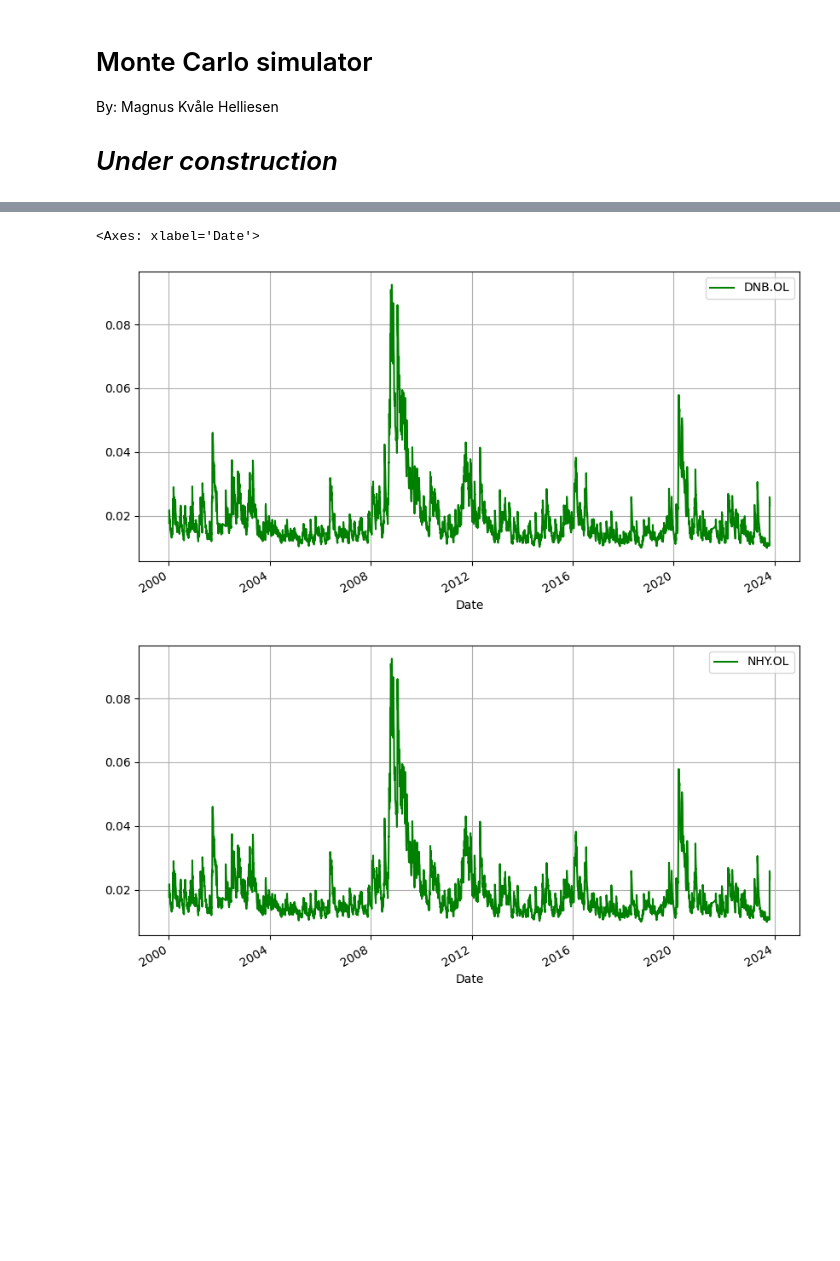
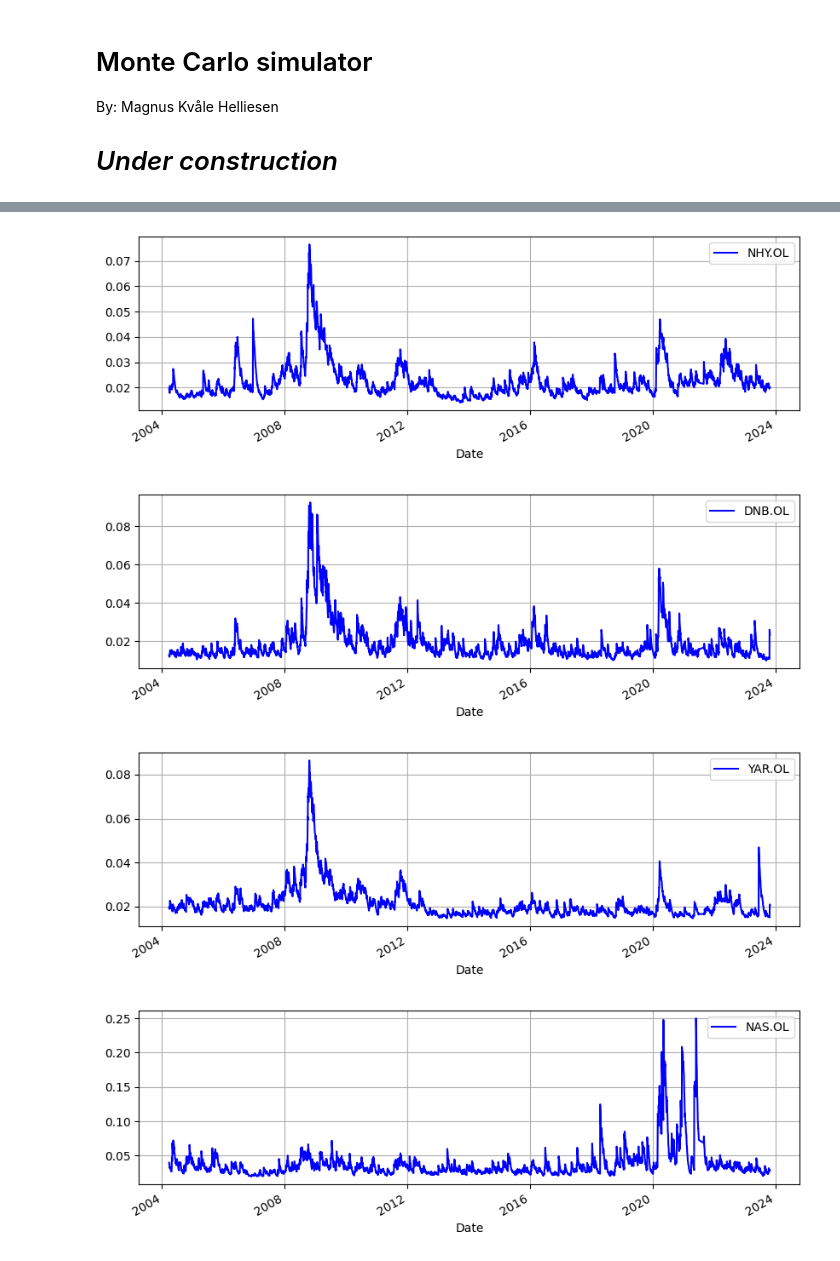
Before and after one commit to magnushelliesen/monte-carlo-simulator, a Jupyter notebook: monte-carlo-simulator.ipynb, the cells around one changed output, grey strips where cells are left out. Drawn from its saved outputs; the diff is of its cells as text; code cells hidden in the pictures; blank space fills up the shorter version.

```diff
--- a/monte-carlo-simulator.ipynb
+++ b/monte-carlo-simulator.ipynb
@@ -56,7 +104,7 @@ df_diff[['NHY.OL']].plot(color='g', figsize=(10, 5), grid=True)
 # %%
 models = {}
-models['DNB.OL'] = arch_model(df_diff['DNB.OL'], vol='garch', p=1, o=0, q=1, rescale=False)
-models['NHY.OL'] = arch_model(df_diff['NHY.OL'], vol='garch', p=1, o=0, q=1, rescale=False)
+for ticker in tickers:
+    models[ticker] = arch_model(df_diff[[ticker]], vol='garch', p=1, o=0, q=1, rescale=False)
 # %%
 fits = {key: val.fit() for key, val in models.items()}
 # %% [output]
@@ -77,7 +128,8 @@ Optimization terminated successfully    (Exit mode 0)
-# %%
-pd.DataFrame({'DNB.OL': fits['DNB.OL'].conditional_volatility}).plot(color='g', figsize=(10, 5), grid=True)
-pd.DataFrame({'NHY.OL': fits['DNB.OL'].conditional_volatility}).plot(color='g', figsize=(10, 5), grid=True)
-# %% [output]
-<Axes: xlabel='Date'>
-[figure, removed]
-[figure, removed]
+# %%
+for ticker in tickers:
+    pd.DataFrame({ticker: fits[ticker].conditional_volatility}).plot(color='b', figsize=(10, 3), grid=True)
+# %% [output]
+[figure, added]
+[figure, added]
+[figure, added]
+[figure, added]
```
Also changed, not shown: parts of 8 cells of this notebook.
